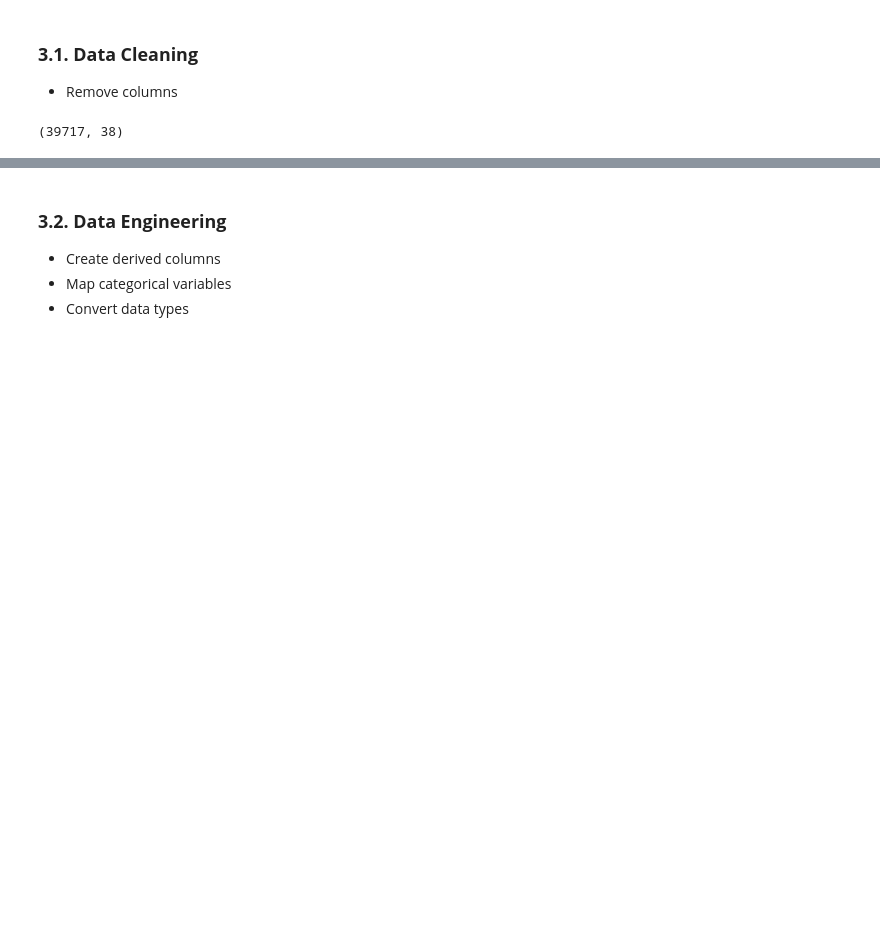
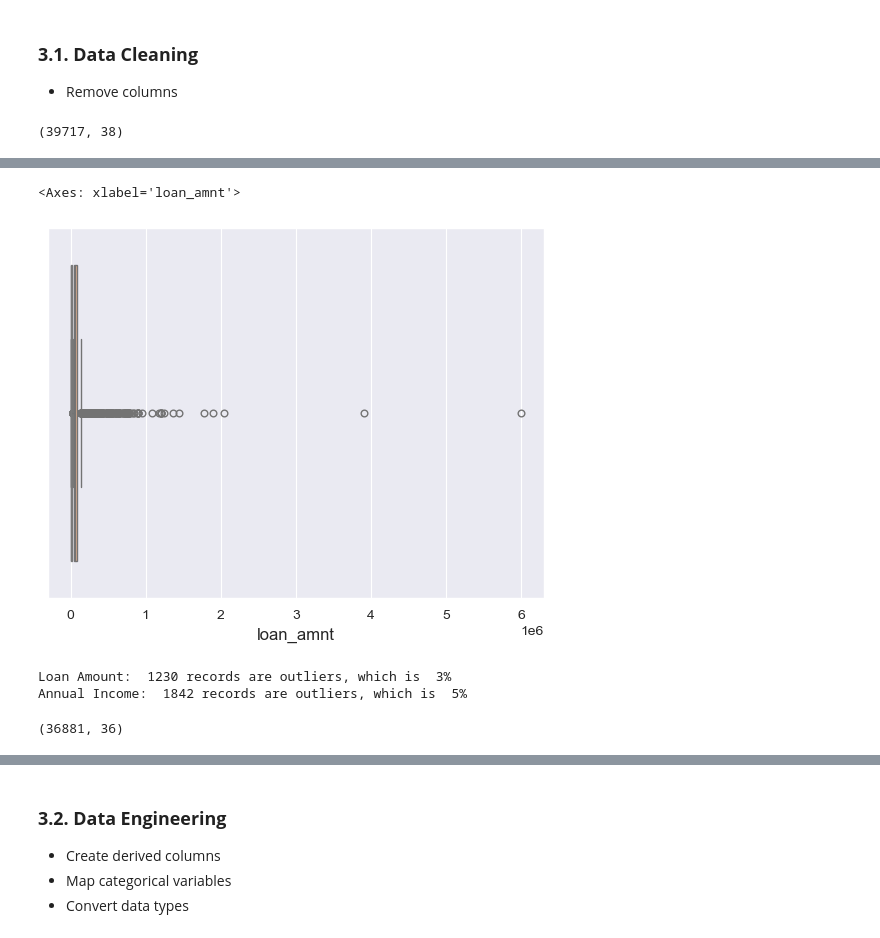
Before and after one commit to uvarajthulasiram/LendingClubCaseStudy, a Jupyter notebook: RefactorV1.ipynb, the cells around one changed output, grey strips where cells are left out. Cells and saved outputs as stored; diff of their text form; code cells hidden in the pictures; blank space fills up the shorter version.

Commit message:
Removed outliers. Not much duplicates to be removed.

```diff
--- a/RefactorV1.ipynb
+++ b/RefactorV1.ipynb
@@ -292,0 +336,14 @@ df.shape
+# %%
+# Get the percentage of null values on each column.
+columns_null_percentage = ((df.isnull().sum() / df.shape[0]) * 100).round(2).sort_values(ascending=False)
+
+# Get only those columns which has less than 50% of null values
+# Using the loc property of the data frame to get all rows and those columns which has less than 50% null values
+df = df.loc[:, columns_null_percentage < 50]
+
+df.shape
+
+# Quick observation
+#-------------------
+# 1. After removing the columns which has more than 50% null values
+#-------------------
@@ -292,0 +411,20 @@ df.shape
+# %%
+# Using the fillna funciton in pandas dataframe to replace null values with '10+ years'
+df['emp_length'] = df['emp_length'].fillna(value='10+ years')
+# %%
+# The next column in focus is `pub_rec_bankruptcies` with 697 null values
+# In this case we can safely replace the null values with 0
+# Used the mode function here to do the action.
+df['pub_rec_bankruptcies'] = df['pub_rec_bankruptcies'].fillna(value=df['pub_rec_bankruptcies'].mode())
+# %%
+# Column revol_util has 50 null values
+# There's no pattern here. Hence we will remove the 50 records with null values
+null_revol_util = df['revol_util'].isnull()
+df = df.drop(df[null_revol_util].index).reset_index(drop=True)
+
+# Column last_credit_pull_d only has 2 null values and we'll remove the records and reset the index.
+# Using the drop parameter will remove the existing index ont he column
+null_last_credit_pull_d = df['last_credit_pull_d'].isnull()
+df = df.drop(df[null_last_credit_pull_d].index).reset_index(drop=True)
+
+df.shape
@@ -296,0 +486,12 @@ df.shape
+# %%
+# Plot a box chart using Seaborn to see the outliers
+sns.boxplot(data=df, x='loan_amnt')
+sns.boxplot(data=df, x='annual_inc')
+
+# Quick observation
+#-------------------
+# 1. The chart is unreadable because of outliers. Let us remove hte outliers and plot the chart again.
+#-------------------
+# %% [output]
+<Axes: xlabel='loan_amnt'>
+[figure, added]
@@ -296,0 +520,30 @@ df.shape
+# %%
+loan_amnt_outliers_len, loan_amnt_lb, loan_amnt_up = getOutliers('loan_amnt')
+annual_inc_outliers_len, annual_inc_lb, annual_inc_up = getOutliers('annual_inc')
+
+print("Loan Amount: ", loan_amnt_outliers_len, "records are outliers, which is ", f"{round((loan_amnt_outliers_len / df.shape[0])*100)}%")
+print("Annual Income: ", annual_inc_outliers_len, "records are outliers, which is ", f"{round((annual_inc_outliers_len / df.shape[0])*100)}%")
+
+# Quick observation
+#-------------------
+# 1. There are 3% outliers in `loan_amnt` column
+# 2. There are 5% outliers in `annual_inc` column
+#-------------------
+# %% [output]
+Loan Amount:  1230 records are outliers, which is  3%
+Annual Income:  1842 records are outliers, which is  5%
+# %%
+# Note: If there are more such column, we can write a function and reuse for removing the outliers.
+# Slicing those records which are between lower and upper bound.
+# This action will disturb the index against the rows
+# Hence we're dropping the existing index while resetting the index.
+
+# Removing the outliers from loan amount column
+df = df[(df['loan_amnt'] >= loan_amnt_lb) & (df['loan_amnt'] <= loan_amnt_up)].reset_index(drop=True)
+
+# Removing the outliers from annual income column
+df = df[(df['annual_inc'] >= annual_inc_lb) & (df['annual_inc'] <= annual_inc_up)].reset_index(drop=True)
+
+df.shape
+# %% [output]
+(36881, 36)
```
Also changed, not shown: parts of 16 cells of this notebook.
